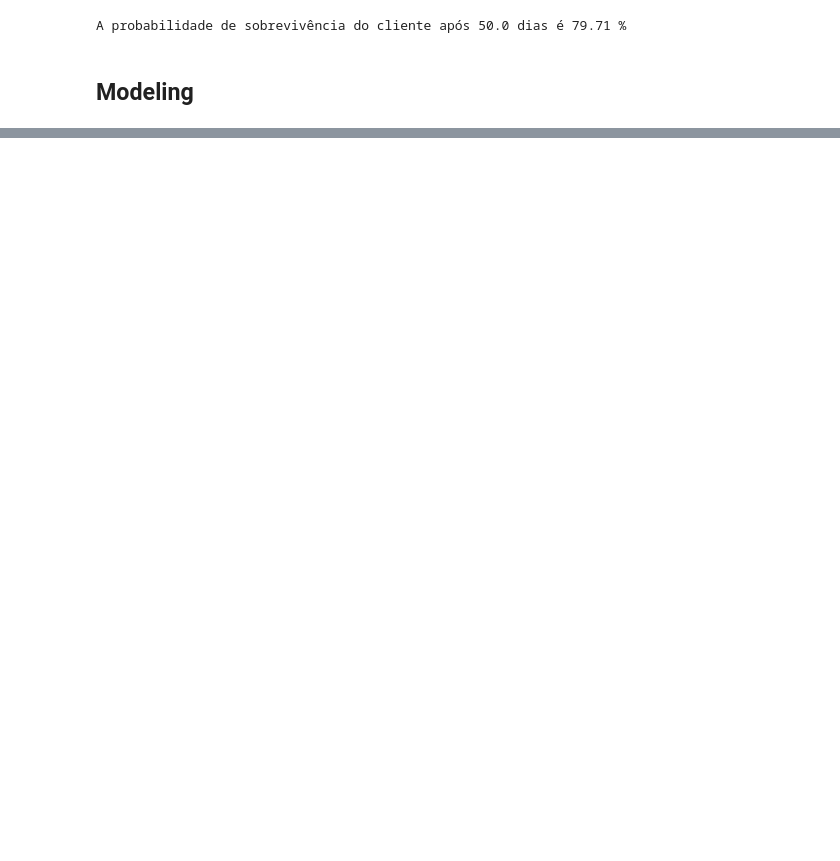
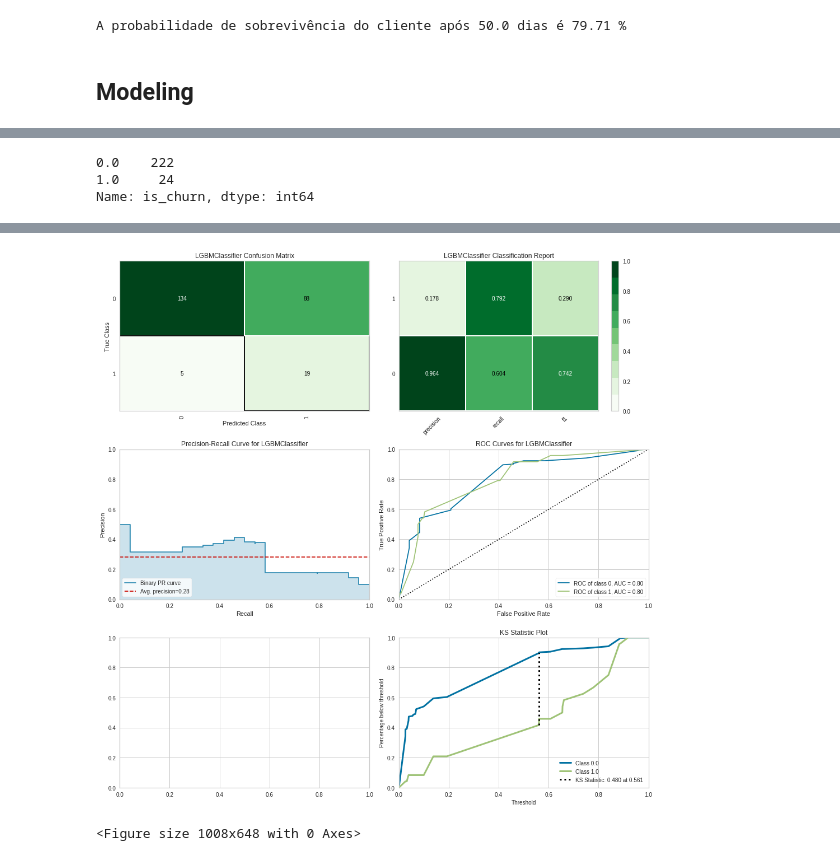
Before and after one commit to gstw7/case_20211031, a Jupyter notebook: notebooks/04-MODELING.ipynb, the cells around one changed output, grey strips where cells are left out. Saved outputs shown, nothing was run; the diff lists cells and outputs as text; code cells hidden in the pictures; blank space fills up the shorter version.

```diff
--- a/notebooks/04-MODELING.ipynb
+++ b/notebooks/04-MODELING.ipynb
@@ -135,0 +275,14 @@ A probabilidade de sobrevivência do cliente após 50.0 dias é 79.71 %
+# %%
+param_hyperopt= {
+    'learning_rate': hp.loguniform('learning_rate', np.log(0.01), np.log(1)),
+    'max_depth': scope.int(hp.quniform('max_depth', 5, 20, 1)),
+    'n_estimators': scope.int(hp.quniform('n_estimators', 5, 100, 1)),
+    'num_leaves': scope.int(hp.quniform('num_leaves', 5, 35, 1)),
+    'boosting_type': hp.choice('boosting_type', ['gbdt', 'dart']),
+    'colsample_bytree': hp.uniform('colsample_by_tree', 0.6, 1.0),
+    'reg_lambda': hp.uniform('reg_lambda', 0.0, 20.0),
+    'reg_alpha': hp.uniform('reg_alpha', 0.0, 20.0),
+    'feature_fraction': hp.uniform('feature_fraction', 0.3, 1.0)
+}
+# %%
+best_param, model = hyperopt(param_hyperopt, X_train, y_train, X_test, y_test, num_eval=100)
@@ -135,0 +327,5 @@ A probabilidade de sobrevivência do cliente após 50.0 dias é 79.71 %
+# %%
+model.fit(X_train, y_train)
+y_pred = model.predict(X_test)
+
+print(classification_report(y_test, y_pred))
@@ -135,0 +342,10 @@ A probabilidade de sobrevivência do cliente após 50.0 dias é 79.71 %
+# %%
+y_test.value_counts()
+# %% [output]
+0.0    222
+1.0     24
+Name: is_churn, dtype: int64
+# %%
+viz_performance(X_train, X_test, y_train, y_test, model, ['0', '1'], figsize=(14,14))
+plt.savefig(os.path.join(IMG_PATH,'lgbm-metrics.png'), format='png')
+# %% [output]
@@ -135,0 +353,2 @@ A probabilidade de sobrevivência do cliente após 50.0 dias é 79.71 %
+[figure, added]
+<Figure size 1008x648 with 0 Axes>
```
Also changed, not shown: parts of 19 cells of this notebook, 22 other files.
